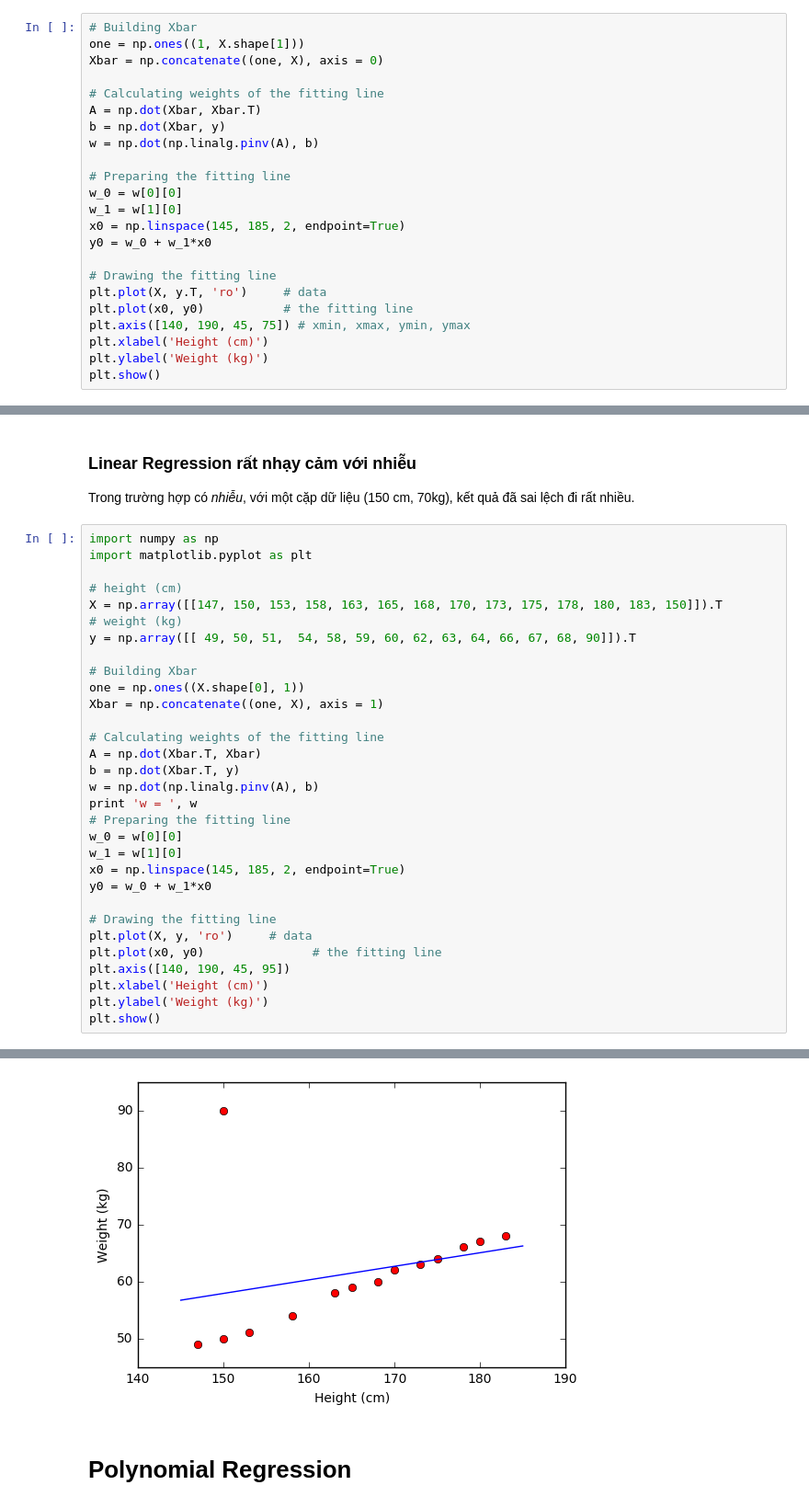
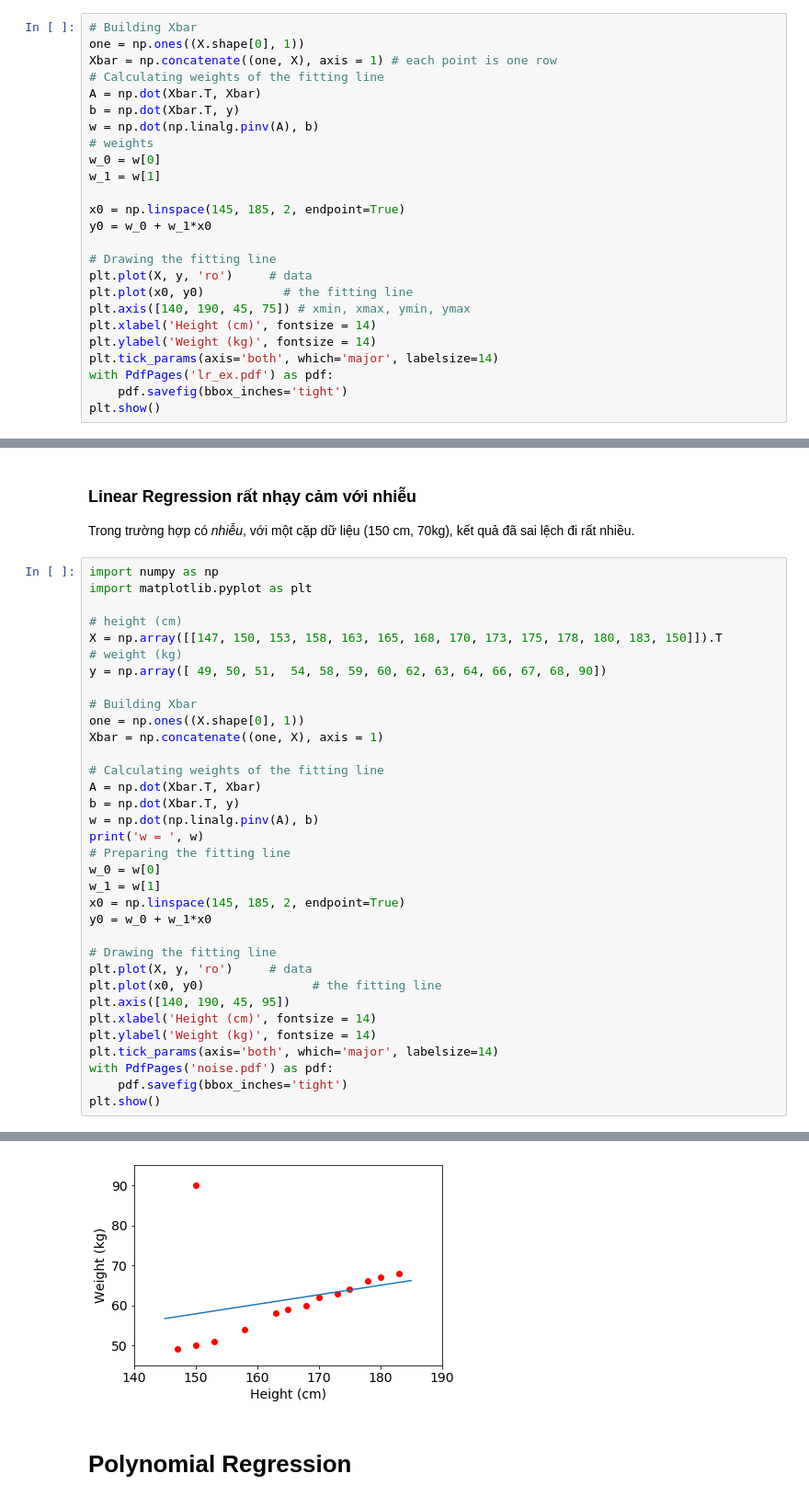
Before and after one commit to tiepvupsu/ebookML_src, a Jupyter notebook: src/linear_regression/LinearRegression.ipynb, the cells around one changed output, grey strips where cells are left out. Shown at 92% size. Cells and saved outputs as stored; diff of their text form.

```diff
--- a/src/linear_regression/LinearRegression.ipynb
+++ b/src/linear_regression/LinearRegression.ipynb
@@ -19,24 +21,26 @@ plt.show()
 # %%
 # Building Xbar
-one = np.ones((1, X.shape[1]))
-Xbar = np.concatenate((one, X), axis = 0)
+one = np.ones((X.shape[0], 1))
+Xbar = np.concatenate((one, X), axis = 1) # each point is one row
+# Calculating weights of the fitting line
+A = np.dot(Xbar.T, Xbar)
+b = np.dot(Xbar.T, y)
+w = np.dot(np.linalg.pinv(A), b)
+# weights
+w_0 = w[0]
+w_1 = w[1]
 
-# Calculating weights of the fitting line
-A = np.dot(Xbar, Xbar.T)
-b = np.dot(Xbar, y)
-w = np.dot(np.linalg.pinv(A), b)
-
-# Preparing the fitting line
-w_0 = w[0][0]
-w_1 = w[1][0]
 x0 = np.linspace(145, 185, 2, endpoint=True)
 y0 = w_0 + w_1*x0
 
 # Drawing the fitting line
-plt.plot(X, y.T, 'ro')     # data
+plt.plot(X, y, 'ro')     # data
 plt.plot(x0, y0)           # the fitting line
 plt.axis([140, 190, 45, 75]) # xmin, xmax, ymin, ymax
-plt.xlabel('Height (cm)')
-plt.ylabel('Weight (kg)')
+plt.xlabel('Height (cm)', fontsize = 14)
+plt.ylabel('Weight (kg)', fontsize = 14)
+plt.tick_params(axis='both', which='major', labelsize=14)
+with PdfPages('lr_ex.pdf') as pdf:
+    pdf.savefig(bbox_inches='tight')
 plt.show()
 # %% [output]
@@ -80,7 +83,7 @@ import matplotlib.pyplot as plt
 # height (cm)
 X = np.array([[147, 150, 153, 158, 163, 165, 168, 170, 173, 175, 178, 180, 183, 150]]).T
 # weight (kg)
-y = np.array([[ 49, 50, 51,  54, 58, 59, 60, 62, 63, 64, 66, 67, 68, 90]]).T
+y = np.array([ 49, 50, 51,  54, 58, 59, 60, 62, 63, 64, 66, 67, 68, 90])
 
 # Building Xbar
 one = np.ones((X.shape[0], 1))
@@ -90,10 +93,10 @@ Xbar = np.concatenate((one, X), axis = 1)
 A = np.dot(Xbar.T, Xbar)
 b = np.dot(Xbar.T, y)
 w = np.dot(np.linalg.pinv(A), b)
-print 'w = ', w
+print('w = ', w)
 # Preparing the fitting line
-w_0 = w[0][0]
-w_1 = w[1][0]
+w_0 = w[0]
+w_1 = w[1]
 x0 = np.linspace(145, 185, 2, endpoint=True)
 y0 = w_0 + w_1*x0
 
@@ -101,7 +104,10 @@ y0 = w_0 + w_1*x0
 plt.plot(X, y, 'ro')     # data
 plt.plot(x0, y0)               # the fitting line
 plt.axis([140, 190, 45, 95])
-plt.xlabel('Height (cm)')
-plt.ylabel('Weight (kg)')
+plt.xlabel('Height (cm)', fontsize = 14)
+plt.ylabel('Weight (kg)', fontsize = 14)
+plt.tick_params(axis='both', which='major', labelsize=14)
+with PdfPages('noise.pdf') as pdf:
+    pdf.savefig(bbox_inches='tight')
 plt.show()
 # %% [output]
@@ -110,4 +115,4 @@ w =  [[ 22.21867545]
-[figure, old version]
+[figure, new version]
 # %% [markdown]
 # Polynomial Regression
 # %%
```
Also changed, not shown: parts of 5 cells of this notebook, 20 other files.
